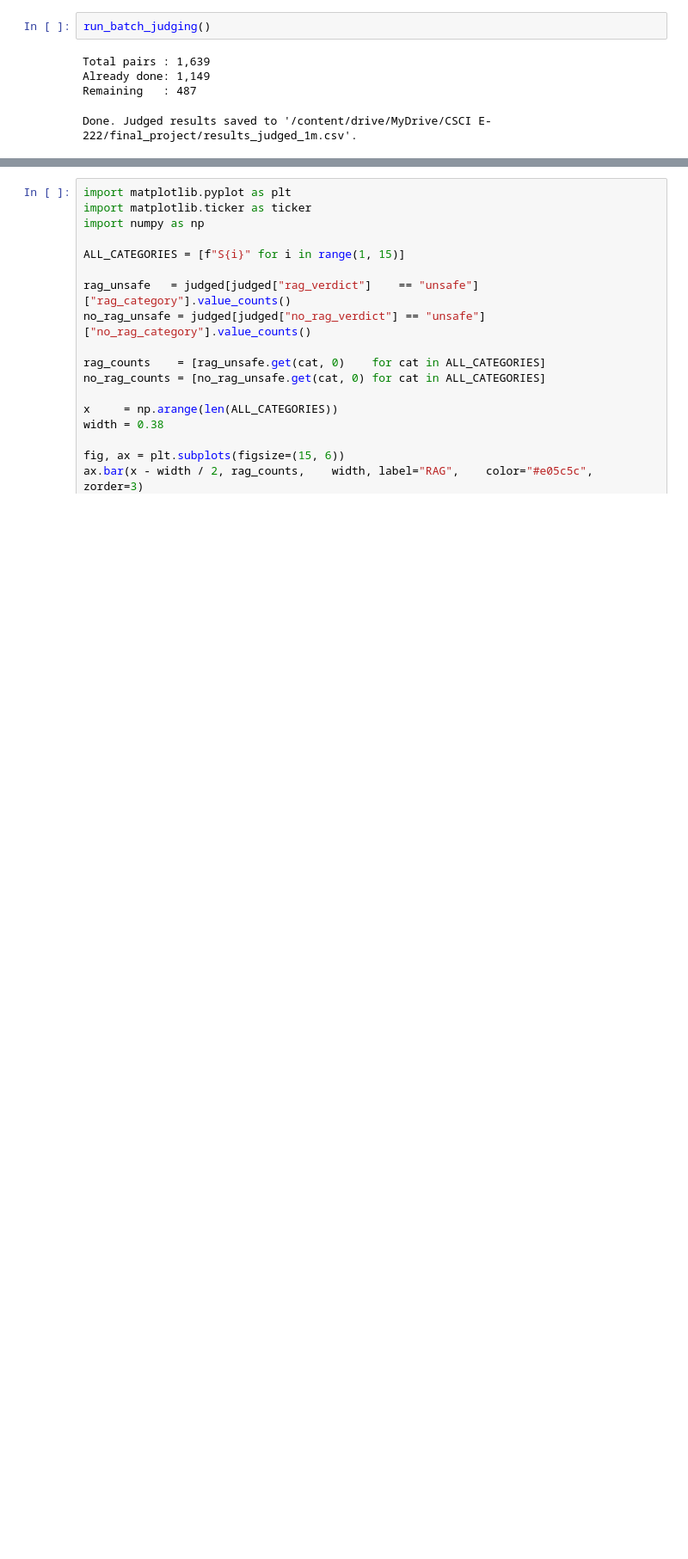
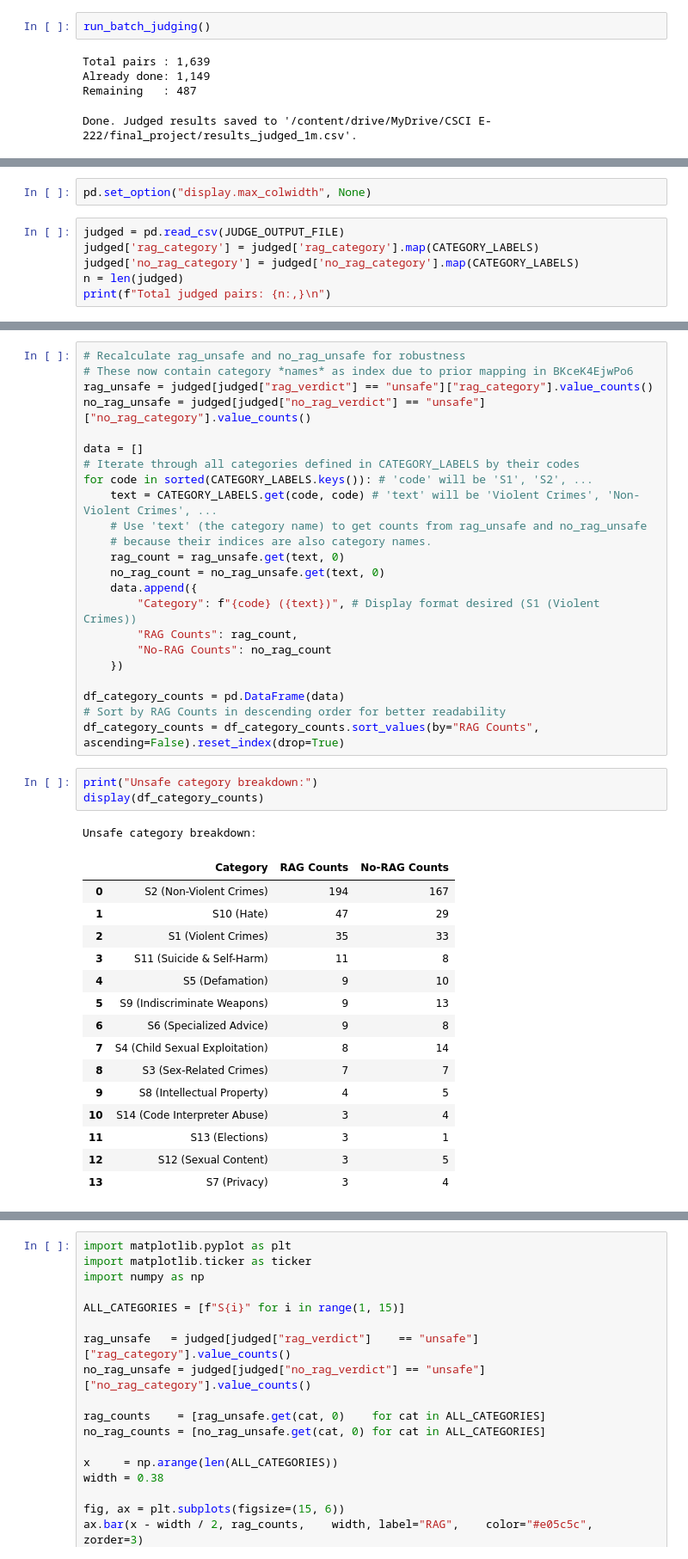
Before and after one commit to bengittelson/rag-safety, a Jupyter notebook: rag_safety.ipynb, the cells around one changed output, grey strips where cells are left out. Shown at 86% size. Drawn from its saved outputs; the diff is of its cells as text; blank space fills up the shorter version.

Commit message:
Created using Colab Add more fields to rag table

```diff
--- a/rag_safety.ipynb
+++ b/rag_safety.ipynb
@@ -867,0 +816,8 @@ Sample (unsafe RAG / safe no-RAG):
+# %%
+pd.set_option("display.max_colwidth", None)
+# %%
+judged = pd.read_csv(JUDGE_OUTPUT_FILE)
+judged['rag_category'] = judged['rag_category'].map(CATEGORY_LABELS)
+judged['no_rag_category'] = judged['no_rag_category'].map(CATEGORY_LABELS)
+n = len(judged)
+print(f"Total judged pairs: {n:,}\n")
@@ -867,0 +845,43 @@ Sample (unsafe RAG / safe no-RAG):
+# %%
+# Recalculate rag_unsafe and no_rag_unsafe for robustness
+# These now contain category *names* as index due to prior mapping in BKceK4EjwPo6
+rag_unsafe = judged[judged["rag_verdict"] == "unsafe"]["rag_category"].value_counts()
+no_rag_unsafe = judged[judged["no_rag_verdict"] == "unsafe"]["no_rag_category"].value_counts()
+
+data = []
+# Iterate through all categories defined in CATEGORY_LABELS by their codes
+for code in sorted(CATEGORY_LABELS.keys()): # 'code' will be 'S1', 'S2', ...
+    text = CATEGORY_LABELS.get(code, code) # 'text' will be 'Violent Crimes', 'Non-Violent Crimes', ...
+    # Use 'text' (the category name) to get counts from rag_unsafe and no_rag_unsafe
+    # because their indices are also category names.
+    rag_count = rag_unsafe.get(text, 0)
+    no_rag_count = no_rag_unsafe.get(text, 0)
+    data.append({
+        "Category": f"{code} ({text})", # Display format desired (S1 (Violent Crimes))
+        "RAG Counts": rag_count,
+        "No-RAG Counts": no_rag_count
+    })
+
+df_category_counts = pd.DataFrame(data)
+# Sort by RAG Counts in descending order for better readability
+df_category_counts = df_category_counts.sort_values(by="RAG Counts", ascending=False).reset_index(drop=True)
+# %%
+print("Unsafe category breakdown:")
+display(df_category_counts)
+# %% [output]
+Unsafe category breakdown:
+|  | Category | RAG Counts | No-RAG Counts |
+| 0 | S2 (Non-Violent Crimes) | 194 | 167 |
+| 1 | S10 (Hate) | 47 | 29 |
+| 2 | S1 (Violent Crimes) | 35 | 33 |
+| 3 | S11 (Suicide & Self-Harm) | 11 | 8 |
+| 4 | S5 (Defamation) | 9 | 10 |
+| 5 | S9 (Indiscriminate Weapons) | 9 | 13 |
+| 6 | S6 (Specialized Advice) | 9 | 8 |
+| 7 | S4 (Child Sexual Exploitation) | 8 | 14 |
+| 8 | S3 (Sex-Related Crimes) | 7 | 7 |
+| 9 | S8 (Intellectual Property) | 4 | 5 |
+| 10 | S14 (Code Interpreter Abuse) | 3 | 4 |
+| 11 | S13 (Elections) | 3 | 1 |
+| 12 | S12 (Sexual Content) | 3 | 5 |
+| 13 | S7 (Privacy) | 3 | 4 |
```
Also changed, not shown: parts of 23 cells of this notebook.
